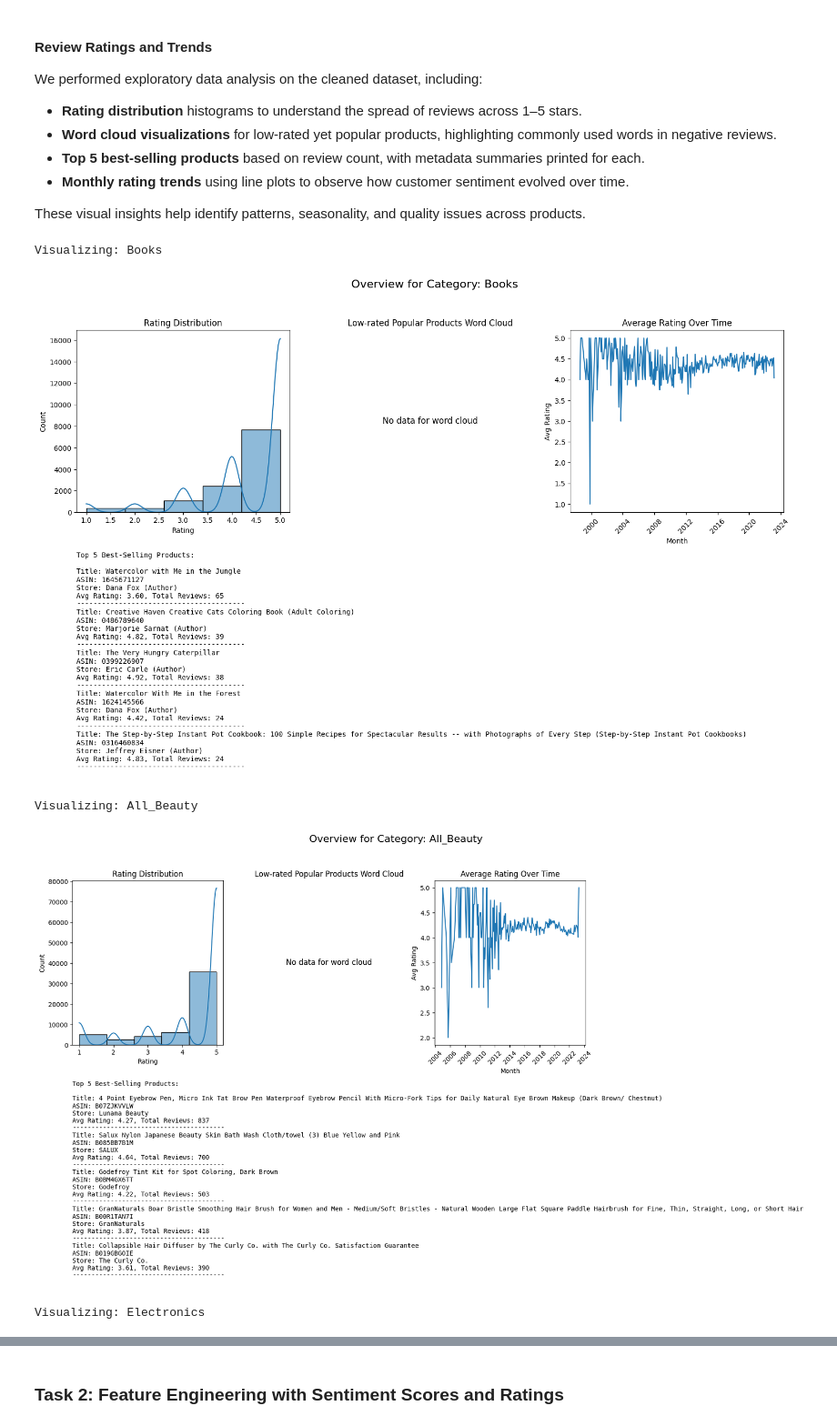
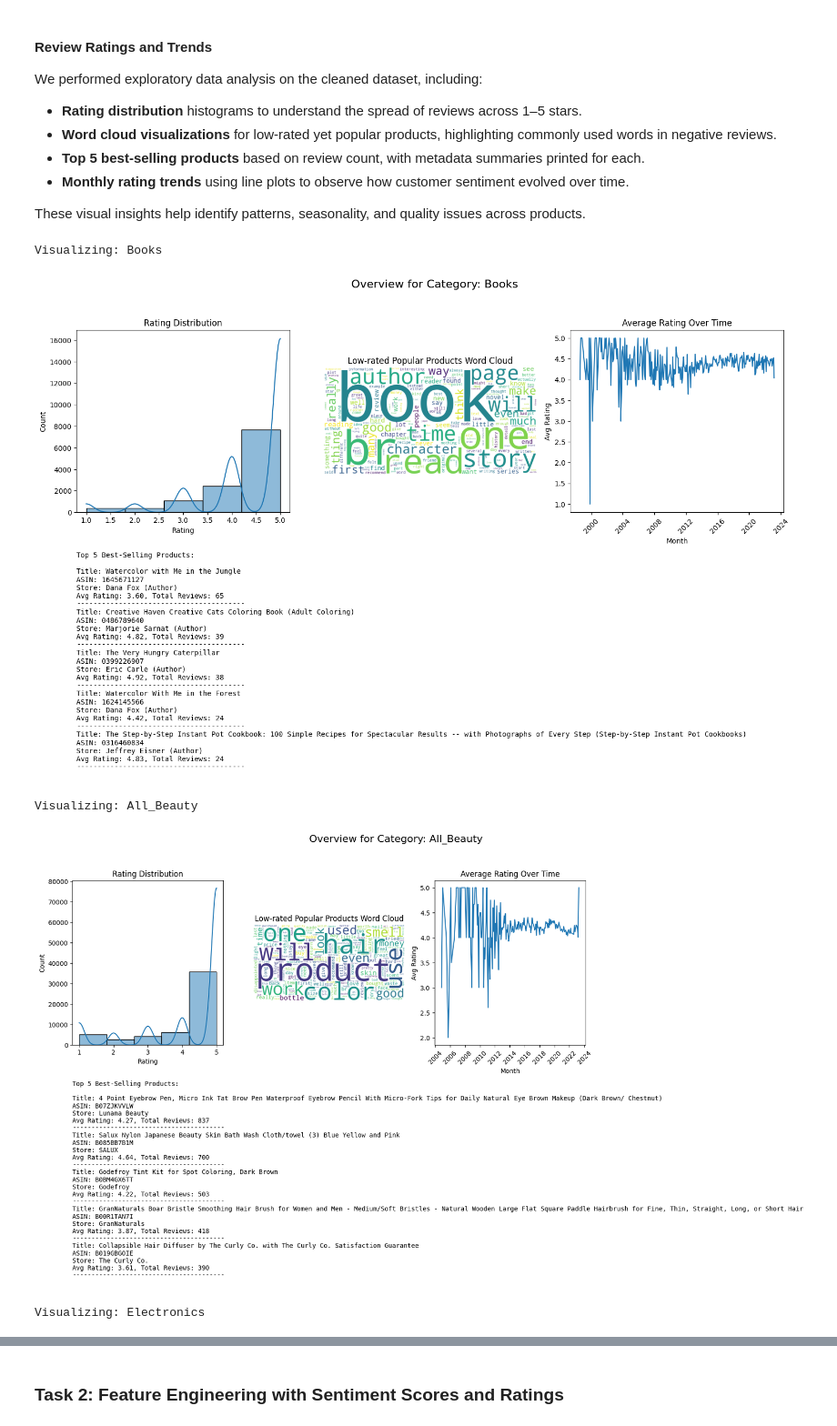
Before and after one commit to Vaggelis-Arg/Amazon-Ecommerce-Analysis, a Jupyter notebook: Amazon_Ecommerce_Analysis.ipynb, the cells around one changed output, grey strips where cells are left out. Shown at 91% size. Saved outputs shown, nothing was run; the diff lists cells and outputs as text; code cells hidden in the pictures.

Commit message:
fixed problem with word clouds

```diff
--- a/Amazon_Ecommerce_Analysis.ipynb
+++ b/Amazon_Ecommerce_Analysis.ipynb
@@ -269,9 +269,18 @@ for category, *_ in datasets_info:
     df["timestamp"] = pd.to_datetime(df["timestamp"])
     df["month"] = df["timestamp"].dt.to_period("M").dt.to_timestamp()
 
-    # Prepare word cloud data
-    stats = df.groupby("parent_asin").agg(avg_rating=("rating", "mean"), count=("rating", "count")).reset_index()
-    bad_asins = stats[(stats["count"] > 50) & (stats["avg_rating"] < 3.0)]["parent_asin"]
+    df["rating"] = pd.to_numeric(df["rating"], errors="coerce")
+    df = df.dropna(subset=["rating"])
+
+    stats = df.groupby("parent_asin").agg(
+        avg_rating=("rating", "mean"),
+		count=("rating", "count")
+	).reset_index()
+
+    bad_asins = stats[
+    	(stats["count"] >= 0) & (stats["avg_rating"] < 3)
+	]["parent_asin"]
+
     bad_text = " ".join(df[df["parent_asin"].isin(bad_asins)]["cleaned_text"].dropna())
     wordcloud = None
     if bad_text.strip():
@@ -308,34 +317,34 @@ for category, *_ in datasets_info:
     ax1.set_ylabel("Count")
 
     # Word Cloud
     ax2 = fig.add_subplot(gs[0, 1])
     ax2.set_title("Low-rated Popular Products Word Cloud")
     if wordcloud:
         ax2.imshow(wordcloud, interpolation="bilinear")
         ax2.axis("off")
     else:
         ax2.text(0.5, 0.5, "No data for word cloud", ha='center', va='center', fontsize=12)
         ax2.axis("off")
 
     # Trend Line
     ax3 = fig.add_subplot(gs[0, 2])
     sns.lineplot(data=trend, x="month", y="rating", ax=ax3)
     ax3.set_title("Average Rating Over Time")
     ax3.set_xlabel("Month")
     ax3.set_ylabel("Avg Rating")
     ax3.tick_params(axis='x', rotation=45)
 
     # Text Box for Top Products
     ax4 = fig.add_subplot(gs[1, :])
     ax4.axis("off")
     ax4.text(0, 1, f"Top 5 Best-Selling Products:\n\n{top_products_info}", ha='left', va='top', fontsize=10, family='monospace')
 
     plt.tight_layout()
     plt.subplots_adjust(top=0.92)
     plt.show()
 # %% [output]
 Visualizing: Books
-[figure, old version]
+[figure, new version]
 Visualizing: All_Beauty
-[figure, old version]
+[figure, new version]
 Visualizing: Electronics
```
Also changed, not shown: parts of 2 cells of this notebook.
